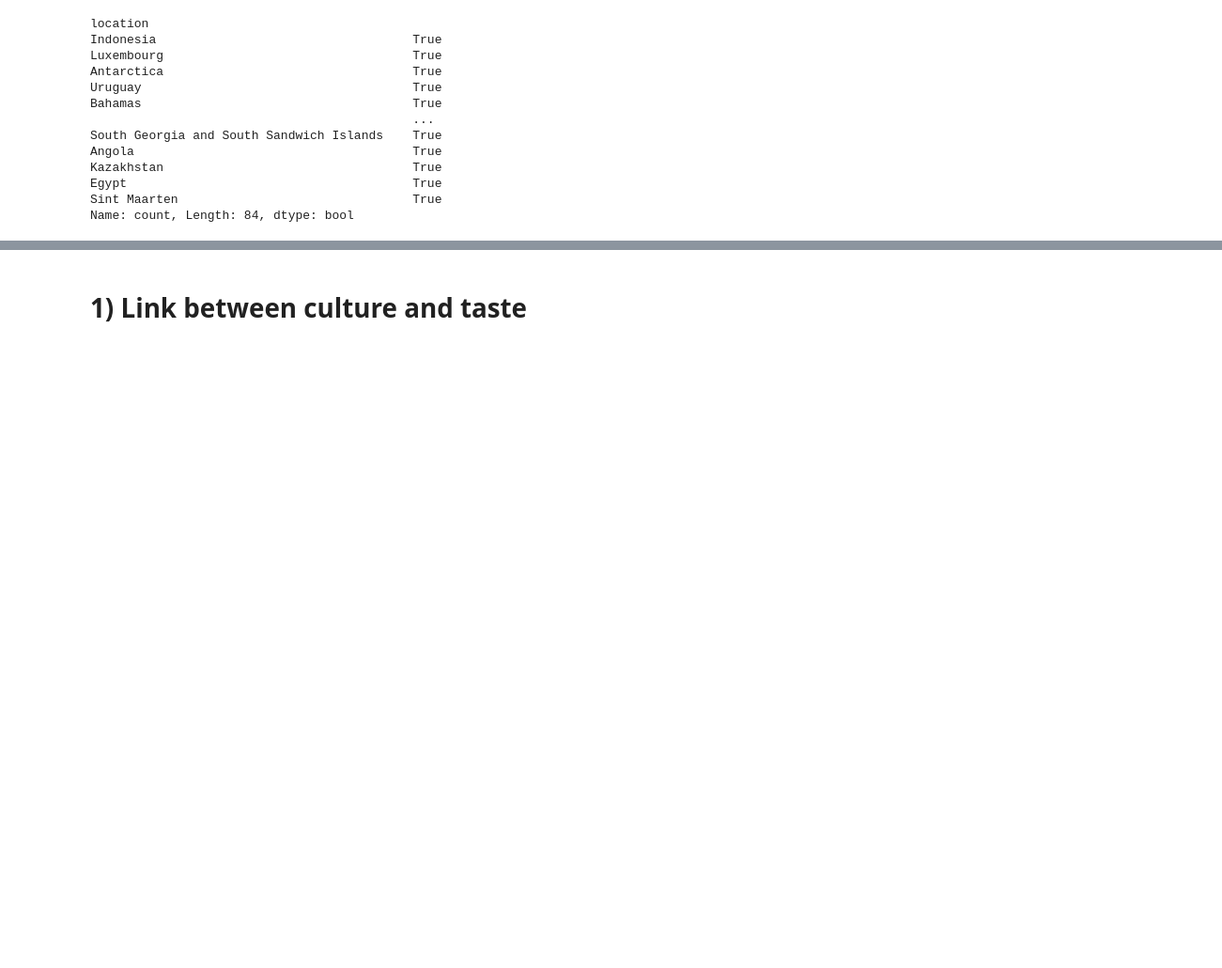
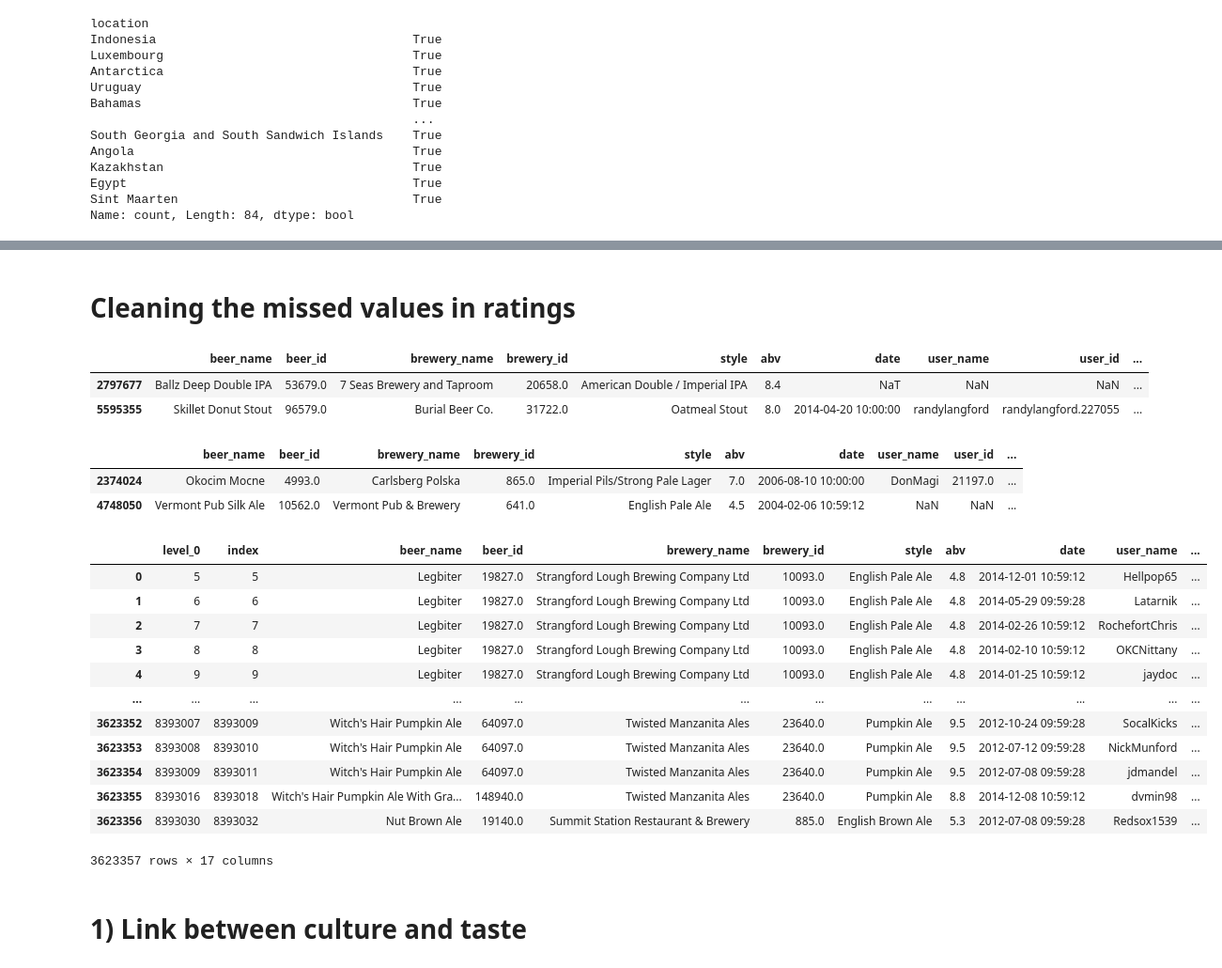
Before and after one commit to epfl-ada/ada-2024-project-datapilots, a Jupyter notebook: results.ipynb, the cells around one changed output, grey strips where cells are left out. Shown: that part at 94% size. Drawn from its saved outputs; the diff is of its cells as text; code cells hidden in the pictures; blank space fills up the shorter version.

```diff
--- a/results.ipynb
+++ b/results.ipynb
@@ -612,3 +612,36 @@ ba_users_cleaned_2_copy
+# %% [markdown]
+# Cleaning the missed values in ratings
+# %%
+ba_ratings[pd.isna(ba_ratings['rating'])]
+# %% [output]
+|  | beer_name | beer_id | brewery_name | brewery_id | style | abv | date | user_name | user_id | ... |
+| 2797677 | Ballz Deep Double IPA | 53679.0 | 7 Seas Brewery and Taproom | 20658.0 | American Double / Imperial IPA | 8.4 | NaT | NaN | NaN | ... |
+| 5595355 | Skillet Donut Stout | 96579.0 | Burial Beer Co. | 31722.0 | Oatmeal Stout | 8.0 | 2014-04-20 10:00:00 | randylangford | randylangford.227055 | ... |
+# %%
+rb_ratings[pd.isna(rb_ratings['rating'])]
+# %% [output]
+|  | beer_name | beer_id | brewery_name | brewery_id | style | abv | date | user_name | user_id | ... |
+| 2374024 | Okocim Mocne | 4993.0 | Carlsberg Polska | 865.0 | Imperial Pils/Strong Pale Lager | 7.0 | 2006-08-10 10:00:00 | DonMagi | 21197.0 | ... |
+| 4748050 | Vermont Pub Silk Ale | 10562.0 | Vermont Pub & Brewery | 641.0 | English Pale Ale | 4.5 | 2004-02-06 10:59:12 | NaN | NaN | ... |
+# %%
+ba_ratings_ = ba_ratings[~pd.isna(ba_ratings['rating'])].reset_index()
+rb_ratings_ = rb_ratings[~pd.isna(rb_ratings['rating'])].reset_index()
+# %%
+ba_ratings_[pd.isna(ba_ratings_['overall'])].reset_index() # Let's keep these values since they have the final rating value
+# %% [output]
+|  | level_0 | index | beer_name | beer_id | brewery_name | brewery_id | style | abv | date | user_name | ... |
+| 0 | 5 | 5 | Legbiter | 19827.0 | Strangford Lough Brewing Company Ltd | 10093.0 | English Pale Ale | 4.8 | 2014-12-01 10:59:12 | Hellpop65 | ... |
+| 1 | 6 | 6 | Legbiter | 19827.0 | Strangford Lough Brewing Company Ltd | 10093.0 | English Pale Ale | 4.8 | 2014-05-29 09:59:28 | Latarnik | ... |
+| 2 | 7 | 7 | Legbiter | 19827.0 | Strangford Lough Brewing Company Ltd | 10093.0 | English Pale Ale | 4.8 | 2014-02-26 10:59:12 | RochefortChris | ... |
+| 3 | 8 | 8 | Legbiter | 19827.0 | Strangford Lough Brewing Company Ltd | 10093.0 | English Pale Ale | 4.8 | 2014-02-10 10:59:12 | OKCNittany | ... |
+| 4 | 9 | 9 | Legbiter | 19827.0 | Strangford Lough Brewing Company Ltd | 10093.0 | English Pale Ale | 4.8 | 2014-01-25 10:59:12 | jaydoc | ... |
+| ... | ... | ... | ... | ... | ... | ... | ... | ... | ... | ... | ... |
+| 3623352 | 8393007 | 8393009 | Witch's Hair Pumpkin Ale | 64097.0 | Twisted Manzanita Ales | 23640.0 | Pumpkin Ale | 9.5 | 2012-10-24 09:59:28 | SocalKicks | ... |
+| 3623353 | 8393008 | 8393010 | Witch's Hair Pumpkin Ale | 64097.0 | Twisted Manzanita Ales | 23640.0 | Pumpkin Ale | 9.5 | 2012-07-12 09:59:28 | NickMunford | ... |
+| 3623354 | 8393009 | 8393011 | Witch's Hair Pumpkin Ale | 64097.0 | Twisted Manzanita Ales | 23640.0 | Pumpkin Ale | 9.5 | 2012-07-08 09:59:28 | jdmandel | ... |
+| 3623355 | 8393016 | 8393018 | Witch's Hair Pumpkin Ale With Gra... | 148940.0 | Twisted Manzanita Ales | 23640.0 | Pumpkin Ale | 8.8 | 2014-12-08 10:59:12 | dvmin98 | ... |
+| 3623356 | 8393030 | 8393032 | Nut Brown Ale | 19140.0 | Summit Station Restaurant & Brewery | 885.0 | English Brown Ale | 5.3 | 2012-07-08 09:59:28 | Redsox1539 | ... |
+3623357 rows × 17 columns
 # %% [markdown]
 # 1) Link between culture and taste
 # %% [markdown]
```
Also changed, not shown: parts of 3 cells of this notebook.
